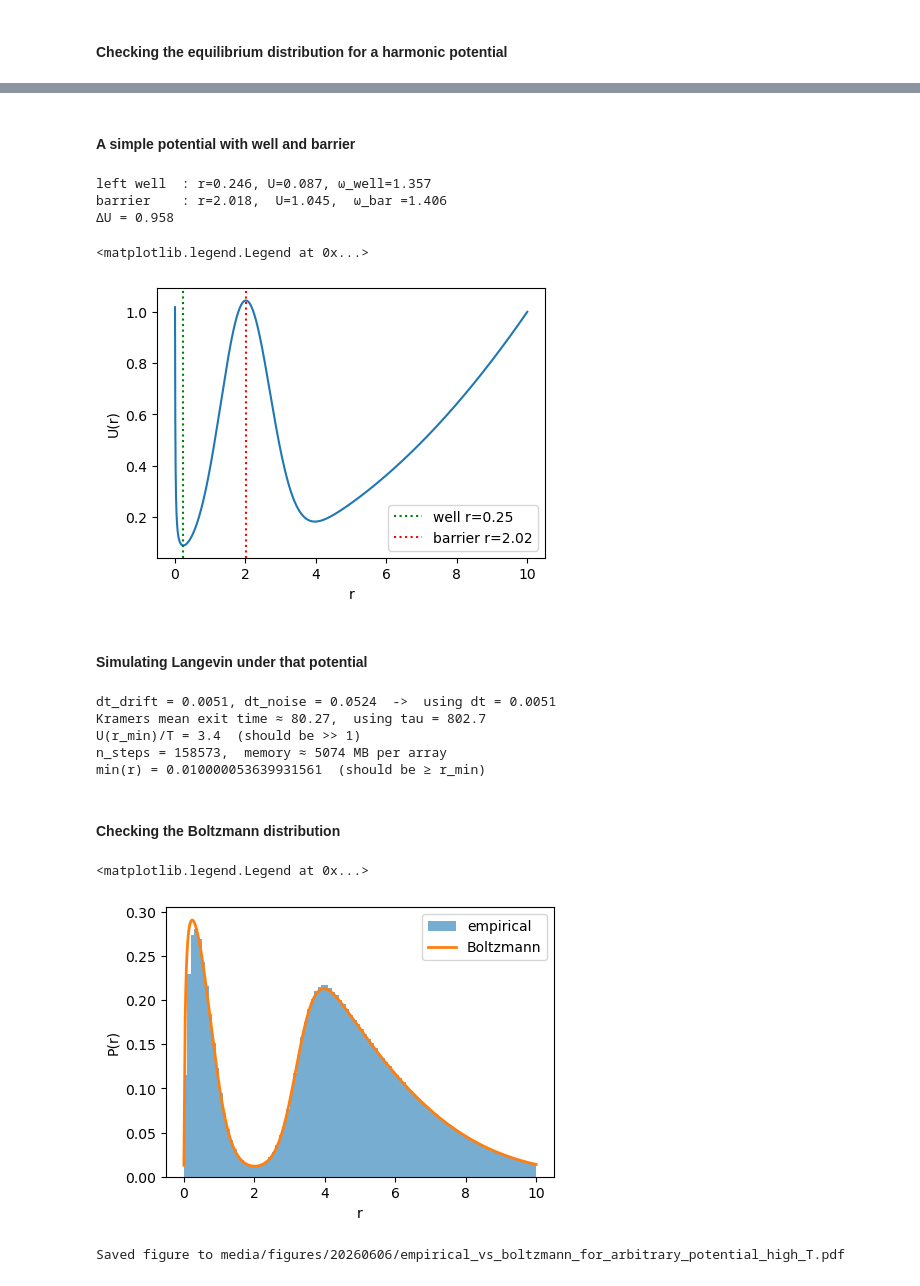
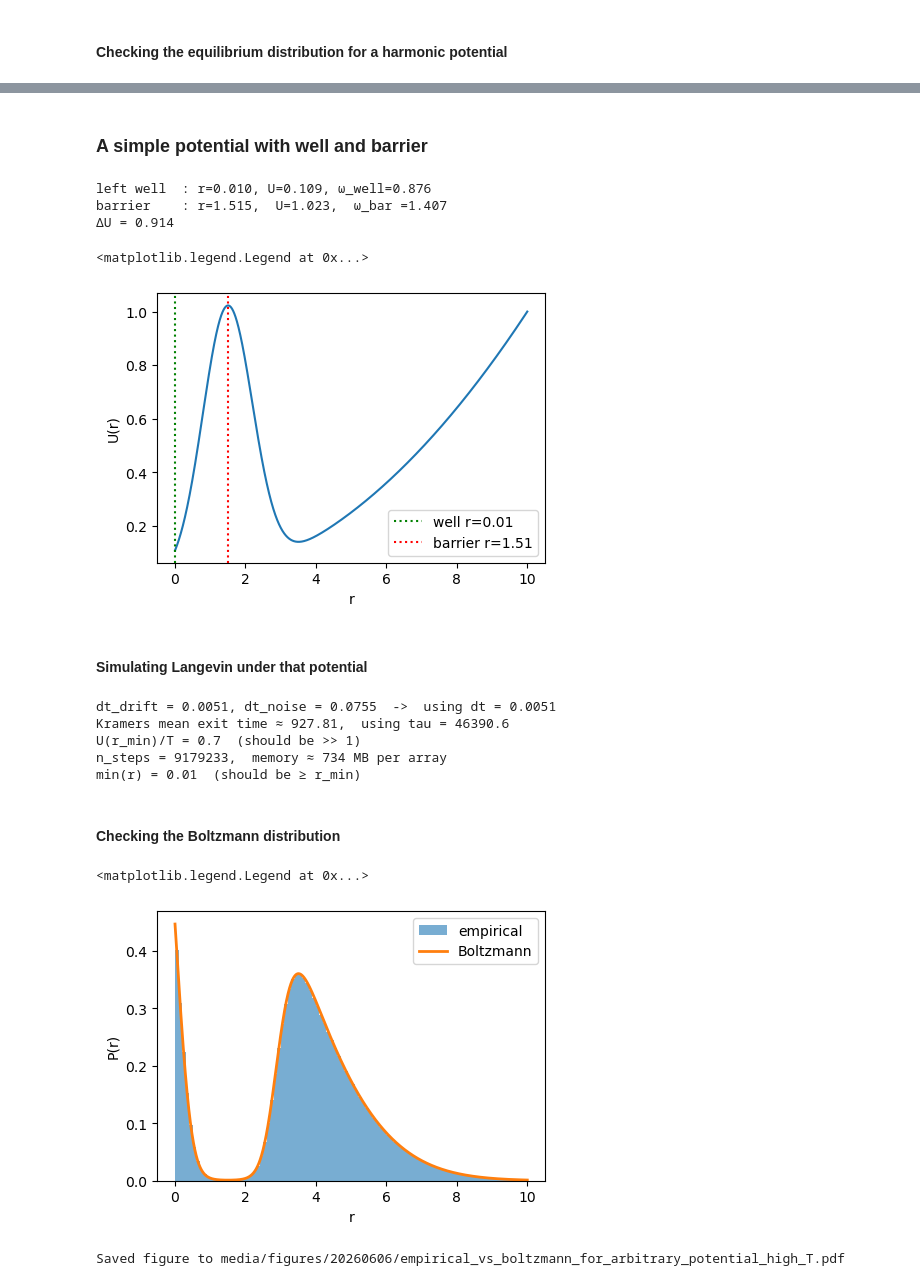
Before and after one commit to ta-rekt/Droplet, a Jupyter notebook: viz-rouse.ipynb, the cells around one changed output, grey strips where cells are left out. Drawn from its saved outputs; the diff is of its cells as text; code cells hidden in the pictures.

Commit message:
varying parameters, no major disconfirmation so far of rouse kramers escape rate

```diff
--- a/viz-rouse.ipynb
+++ b/viz-rouse.ipynb
@@ -398,20 +404,22 @@ empirical Var(r) = 0.33643427754035254   expected = 0.3333333333333333
 # %% [markdown]
-#### A simple potential with well and barrier
+### A simple potential with well and barrier
 # %%
 # Double-well potential: 1/(100|r|) keeps r > 0, Gaussian creates the barrier,
 # 0.01 r^2 confines at large r.
-args = (100, 2, 0.5, 0.01)
+args = (100, 1.5, 0.5, 0.01)
 
 
 def U(x, *args):
     a, b, c, d = args
-    return 1.0 / np.abs(a * x) + np.exp(-(x - b) ** 2 / (2 * c)) + d * x ** 2
+    # return 1.0 / np.abs(a * x) + np.exp(-(x - b) ** 2 / (2 * c)) + d * x ** 2
+    return np.exp(-(x - b) ** 2 / (2 * c)) + d * x ** 2
 
 
 def F(x, *args):
     """Analytic force F = -dU/dx (only valid for x > 0)."""
     a, b, c, d = args
-    return 1.0 / (a * x ** 2) + (x - b) / c * np.exp(-(x - b) ** 2 / (2 * c)) - 2 * d * x
+    # return 1.0 / (a * x ** 2) + (x - b) / c * np.exp(-(x - b) ** 2 / (2 * c)) - 2 * d * x
+    return (x - b) / c * np.exp(-(x - b) ** 2 / (2 * c)) - 2 * d * x
 
 
 # --- locate left well, barrier; compute ΔU and curvatures ---
@@ -451,11 +459,11 @@ ax.set_xlabel("r")
 ax.set_ylabel("U(r)")
 ax.legend()
 # %% [output]
-left well  : r=0.246, U=0.087, ω_well=1.357
-barrier    : r=2.018,  U=1.045,  ω_bar =1.406
-ΔU = 0.958
+left well  : r=0.010, U=0.109, ω_well=0.876
+barrier    : r=1.515,  U=1.023,  ω_bar =1.407
+ΔU = 0.914
 <matplotlib.legend.Legend at 0x...>
-[figure, old version]
+[figure, new version]
 # %% [markdown]
 #### Simulating Langevin under that potential
 # %%
@@ -463,7 +471,7 @@ barrier    : r=2.018,  U=1.045,  ω_bar =1.406
 # 1) Temperature: ΔU/(kBT) in [3, 7] is the Arrhenius sweet spot --- escape
 #    is rare enough to be exponentially distributed, frequent enough to
 #    collect statistics in reasonable wall-clock time.
-T_bath = 0.3                    # -> ΔU/T ≈ 4.6 here
+T_bath = 0.15                    # -> ΔU/T ≈ 4.6 here
 gamma  = 1.0
 kB     = 1.0
 
@@ -479,8 +487,12 @@ dt         = min(dt_drift, dt_noise)
 print(f"dt_drift = {dt_drift:.4f}, dt_noise = {dt_noise:.4f}  ->  using dt = {dt:.4f}")
 
 # 3) Total time: a few mean Kramers escape times so we observe many exits.
-tau_K = (2 * np.pi * gamma / (omega_well * omega_bar)) * np.exp(dU / (kB * T_bath))
-tau   = 10 * tau_K
+# tau_K = (2 * np.pi * gamma / (omega_well * omega_bar)) * np.exp(dU / (kB * T_bath))
+
+dV_R = -F(0, *args)
+tau_K = ((gamma / dV_R) * (np.sqrt(2*np.pi*kB*T_bath)/omega_bar)
+         * np.exp(dU / (kB*T_bath)) * (1 - np.exp(-dV_R * (x_bar - 0)/ (kB*T_bath))))
+tau   = 50 * tau_K
 print(f"Kramers mean exit time ≈ {tau_K:.2f},  using tau = {tau:.1f}")
 
 # 4) Reflecting wall well clear of the 1/r singularity, but where U(r_min) is
@@ -489,53 +501,54 @@ r_min = 0.01
 print(f"U(r_min)/T = {U(r_min, *args)/T_bath:.1f}  (should be >> 1)")
 
 # 5) Number of trajectories — limited by RAM: shape (n, dim, N).
-N = 4000
-print(f"n_steps = {int(tau/dt)},  memory ≈ {int(tau/dt)*N*8/1e6:.0f} MB per array")
+N = 1000
+nskip = 100
+print(f"n_steps = {int(tau/dt)},  memory ≈ {int(tau/dt)*N*8/1e6/nskip:.0f} MB per array")
 
 sim = OverdampedHarmonicLangevin(
     tau=tau, dim=1, N=N, dt=dt,
     T=T_bath, gamma=gamma, kB=kB,
     F=lambda r: F(r, *args),
-    r0=x_well,
+    r0=x_well, nskip=nskip,
     r_min=r_min,
     seed=1,
 )
 sim.generate()
 print("min(r) =", sim.r.min(), " (should be ≥ r_min)")
 # %% [output]
-dt_drift = 0.0051, dt_noise = 0.0524  ->  using dt = 0.0051
-Kramers mean exit time ≈ 80.27,  using tau = 802.7
-U(r_min)/T = 3.4  (should be >> 1)
-n_steps = 158573,  memory ≈ 5074 MB per array
-min(r) = 0.010000053639931561  (should be ≥ r_min)
+dt_drift = 0.0051, dt_noise = 0.0755  ->  using dt = 0.0051
+Kramers mean exit time ≈ 927.81,  using tau = 46390.6
+U(r_min)/T = 0.7  (should be >> 1)
+n_steps = 9179233,  memory ≈ 734 MB per array
+min(r) = 0.01  (should be ≥ r_min)
 # %% [markdown]
 #### Checking the Boltzmann distribution
 # %%
 # --- Boltzmann sampling check -----------------------------
-burn = int(0.2 * sim.n)
+burn = int(0.2 * sim.ns)
 r_traj = sim.r[burn:, 0, :]                          # shape (n, N)
 
 # samples = r_traj[mask]
-samples = r_traj[::100].flatten()
+samples = r_traj.flatten()
 
 # Boltzmann on the left basin (renormalized over r < x_bar)
 xs = np.linspace(1e-2, 10, 5000)
 left_mask = xs < x_bar
 # P_left = np.exp(-(U_vals - U_well) / T_bath)  * left_mask
 # P_left /= np.trapz(P_left, xs)
 
 # Boltzmann on the whole support
 P_full = np.exp(-(U_vals - U_well) / T_bath)
 P_full /= np.trapz(P_full, xs)
 
 fig, ax = plt.subplots(1, 1, figsize=(5, 3.5))
 ax.hist(samples, bins=100, density=True, range=(r_min, 10), alpha=0.6,
         label="empirical")
 ax.plot(xs, P_full, lw=2, label="Boltzmann")
 ax.set_xlabel("r"); ax.set_ylabel("P(r)"); ax.legend()
 # %% [output]
 <matplotlib.legend.Legend at 0x...>
-[figure, old version]
+[figure, new version]
 # %%
 out_dir = "media/figures/20260606"
 os.makedirs(out_dir, exist_ok=True)
```
Also changed, not shown: parts of 15 cells of this notebook, 1 other file.
